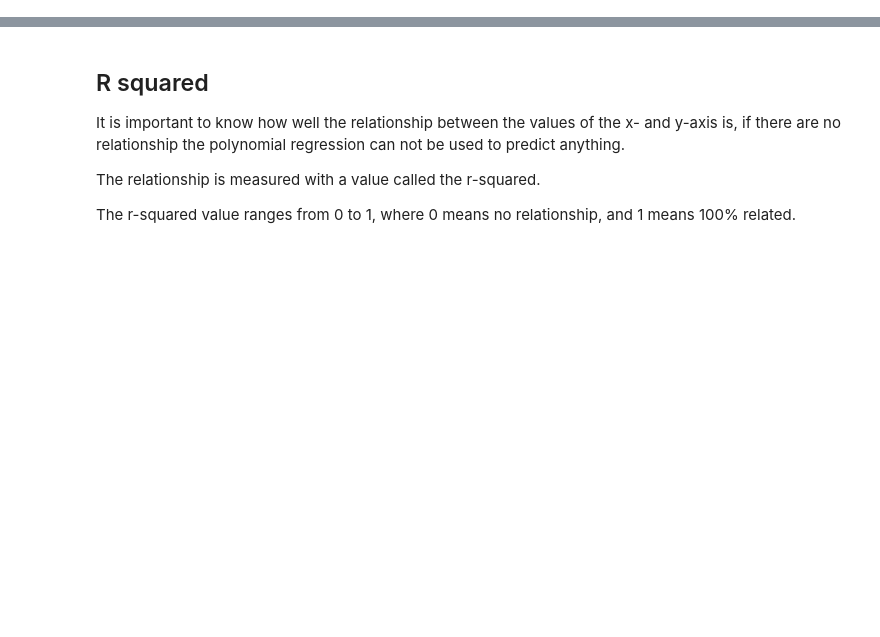
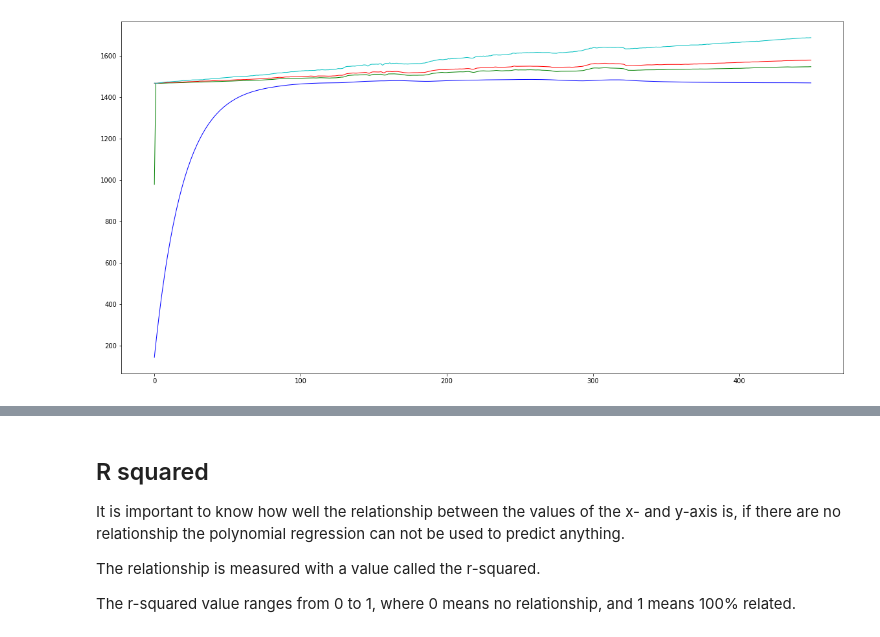
Before and after one commit to nakujaproject/BMPdata, a Jupyter notebook: Src/Notebooks/correlationAnalysis.ipynb, the cells around one changed output, grey strips where cells are left out. Saved outputs shown, nothing was run; the diff lists cells and outputs as text; code cells hidden in the pictures; blank space fills up the shorter version.

```diff
--- a/Src/Notebooks/correlationAnalysis.ipynb
+++ b/Src/Notebooks/correlationAnalysis.ipynb
@@ -39,0 +56,9 @@ plt.show()
+# %%
+plt.figure(figsize=(20, 10))
+plt.plot(df.index, df['exponentialFilter'],  linewidth=1, color="b")
+plt.plot(df.index, df['movingAveragew3'],  linewidth=1, color="g")
+plt.plot(df.index, df['movingAveragew2'],  linewidth=1, color="r")
+plt.plot(df.index, df['movingAveragew1'],  linewidth=1, color="c")
+plt.show()
+# %% [output]
+[figure, added]
```
Also changed, not shown: parts of 15 cells of this notebook.
